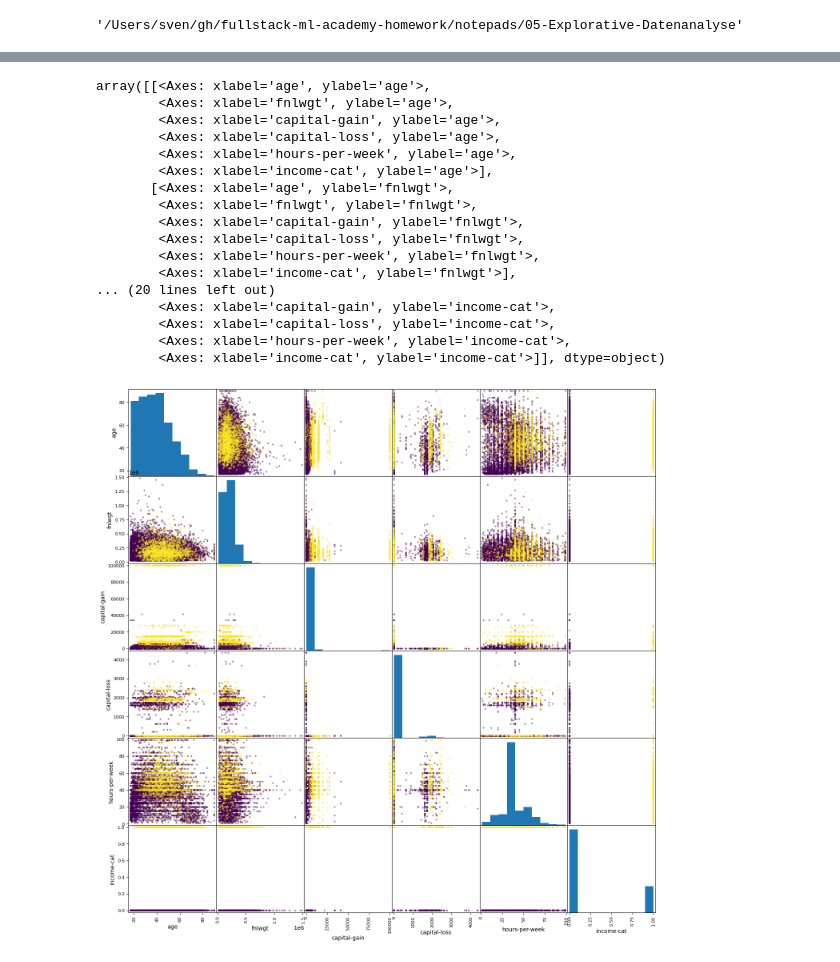
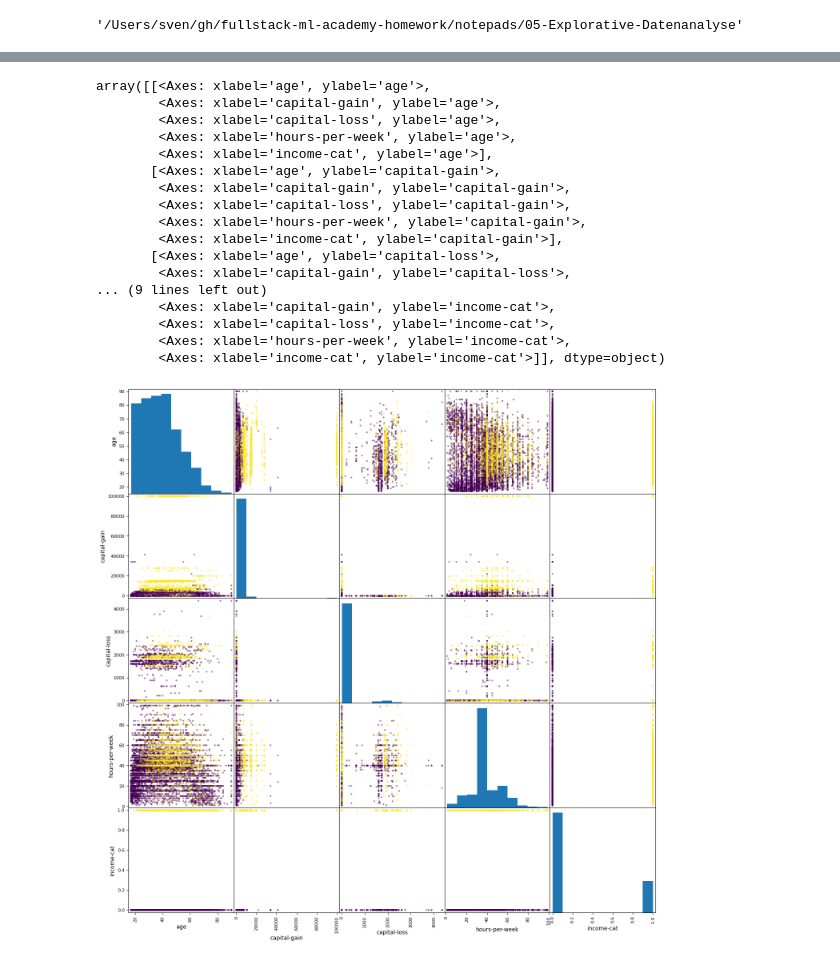
Before and after one commit to aisven/fullstack-ml-academy-homework, a Jupyter notebook: notepads/05-Explorative-Datenanalyse/05-Explorative-Datenanalyse.ipynb, the cells around one changed output, grey strips where cells are left out. Saved outputs shown, nothing was run; the diff lists cells and outputs as text; code cells hidden in the pictures.

```diff
--- a/notepads/05-Explorative-Datenanalyse/05-Explorative-Datenanalyse.ipynb
+++ b/notepads/05-Explorative-Datenanalyse/05-Explorative-Datenanalyse.ipynb
@@ -31,4 +72,12 @@ from scipy import stats
 # %%
 pd.options.display.float_format = '{:.0f}'.format
-data_all = pd.read_csv("../../data/Census-Datensatz.csv", sep=';', skipinitialspace=True)
-data_all.info()
+data = pd.read_csv("../../data/Census-Datensatz.csv", sep=';', skipinitialspace=True)
+
+df = data.copy()
+
+df.drop(['fnlwgt'],axis=1,inplace=True)
+
+#cleaning string in object columns
+for i in df.columns:
+    if df[i].dtype=='object':
+        df[i] = df[i].str.strip()
@@ -89,19 +197,18 @@ data_all.head=   age         workclass  fnlwgt  education  education-num  \
 # %%
-# retain only the numeric columns
-numeric_or_ordinal_columns = ['age', 'fnlwgt', 'capital-gain', 'capital-loss', 'hours-per-week']
-data = data_all[numeric_or_ordinal_columns]
+# retain only some of the numeric columns
+numeric_columns = ['age', 'capital-gain', 'capital-loss', 'hours-per-week']
+df_numeric = df[numeric_columns]
 # add column income_cat
 income_column = ['income']
-income_data = data_all[income_column]
+income_data = df[income_column]
 income_data_codes = income_data.income.astype('category').cat.codes
-data['income-cat'] = income_data_codes
+df_numeric['income-cat'] = income_data_codes
 # sort by age
-data_sorted = data.sort_values(by='capital-gain', ascending=True)
+df_sorted = df_numeric.sort_values(by='capital-gain', ascending=True)
 # ensure datatype int32
-data_int = data_sorted.astype('int32')
+df_int = df_sorted.astype('int32')
 # data_int.describe(percentiles=[.05, .10, .25, .5, .75, .90, .95, .96, .97, .98, .99]).apply('{:.0f}'.format)
 # raises error with message unsupported format string passed to Series.__format__
 # so instead we use pd.options.display.float_format = '{:.0f}'.format right after importing pandas
-print(data_int.describe(percentiles=[.05, .10, .25, .5, .75, .90, .95, .96, .97, .98, .99]))
-data_int.head
+df_int.describe(include='all', percentiles=[.05, .10, .25, .5, .75, .90, .95, .96, .97, .98, .99])
 # %% [output]
@@ -171,24 +288,24 @@ print(data_int.mode(numeric_only=True, dropna=True))
 # %%
-pd.plotting.scatter_matrix(data_int,
-                           c=data_int['income-cat'],
+pd.plotting.scatter_matrix(df_int,
+                           c=df_int['income-cat'],
                            figsize=(17, 17)
                           )
 # %% [output]
 array([[<Axes: xlabel='age', ylabel='age'>,
-        <Axes: xlabel='fnlwgt', ylabel='age'>,
         <Axes: xlabel='capital-gain', ylabel='age'>,
         <Axes: xlabel='capital-loss', ylabel='age'>,
         <Axes: xlabel='hours-per-week', ylabel='age'>,
         <Axes: xlabel='income-cat', ylabel='age'>],
-       [<Axes: xlabel='age', ylabel='fnlwgt'>,
-        <Axes: xlabel='fnlwgt', ylabel='fnlwgt'>,
-        <Axes: xlabel='capital-gain', ylabel='fnlwgt'>,
-        <Axes: xlabel='capital-loss', ylabel='fnlwgt'>,
-        <Axes: xlabel='hours-per-week', ylabel='fnlwgt'>,
-        <Axes: xlabel='income-cat', ylabel='fnlwgt'>],
-... (20 lines left out)
+       [<Axes: xlabel='age', ylabel='capital-gain'>,
+        <Axes: xlabel='capital-gain', ylabel='capital-gain'>,
+        <Axes: xlabel='capital-loss', ylabel='capital-gain'>,
+        <Axes: xlabel='hours-per-week', ylabel='capital-gain'>,
+        <Axes: xlabel='income-cat', ylabel='capital-gain'>],
+       [<Axes: xlabel='age', ylabel='capital-loss'>,
+        <Axes: xlabel='capital-gain', ylabel='capital-loss'>,
+... (9 lines left out)
         <Axes: xlabel='capital-gain', ylabel='income-cat'>,
         <Axes: xlabel='capital-loss', ylabel='income-cat'>,
         <Axes: xlabel='hours-per-week', ylabel='income-cat'>,
         <Axes: xlabel='income-cat', ylabel='income-cat'>]], dtype=object)
-[figure, old version]
+[figure, new version]
```
Also changed, not shown: parts of 18 cells of this notebook.
